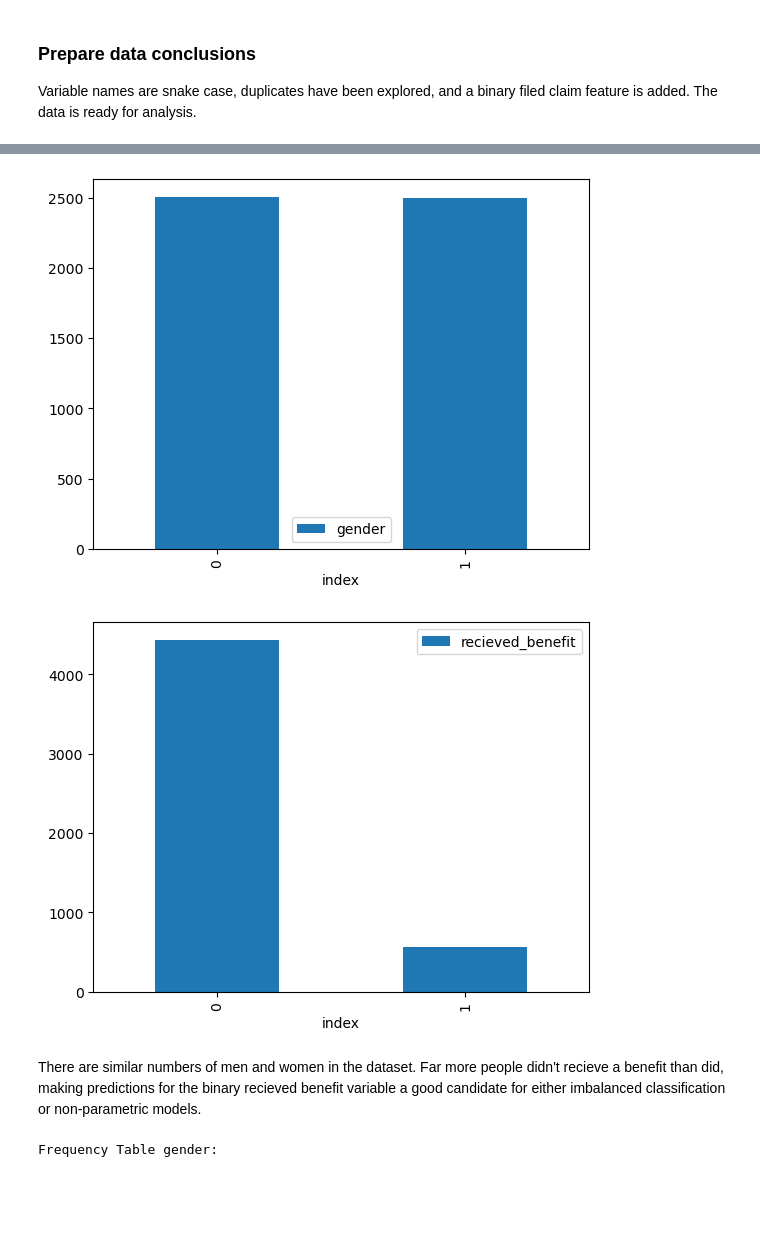
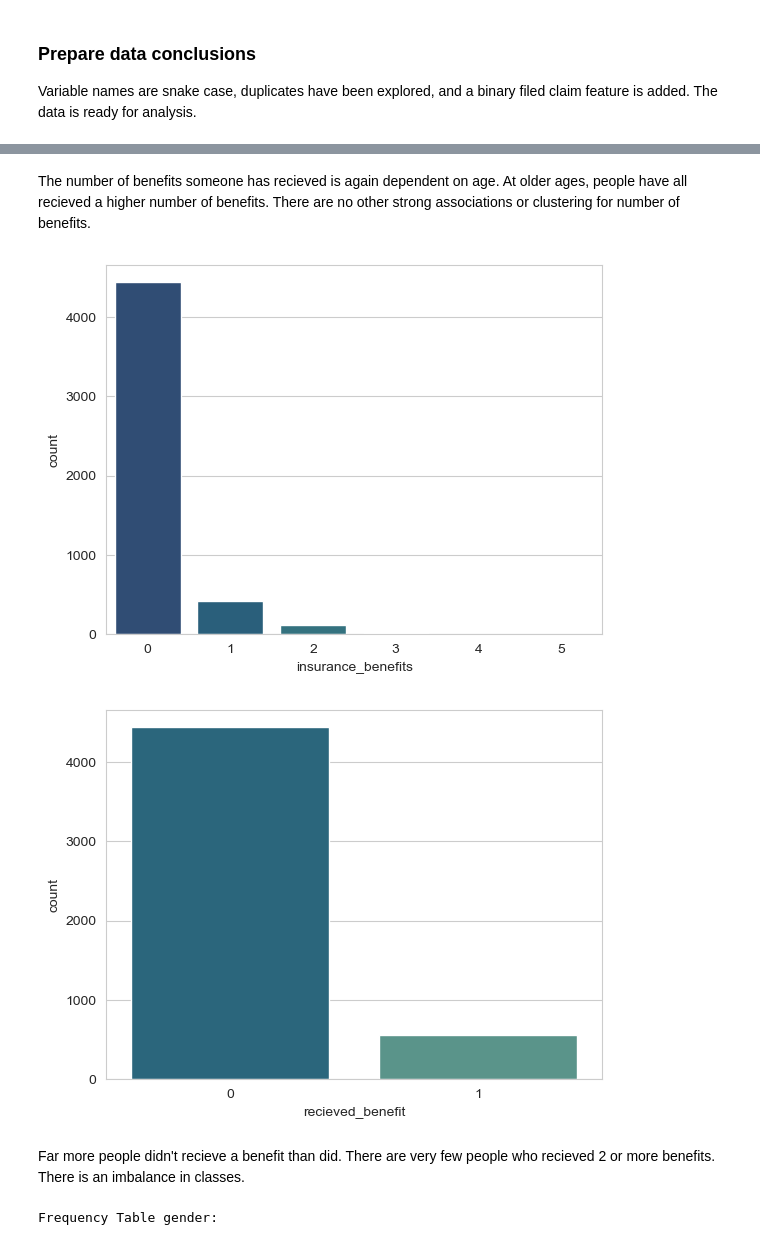
Before and after one commit to kellyshreeve/insurance, a Jupyter notebook: insurance_analysis.ipynb, the cells around one changed output, grey strips where cells are left out. Cells and saved outputs as stored; diff of their text form; code cells hidden in the pictures; blank space fills up the shorter version.

```diff
--- a/insurance_analysis.ipynb
+++ b/insurance_analysis.ipynb
@@ -169,4 +170,8 @@ Distributions of each feature are explored.
 # %%
-# Scatter matrix for age, salary, family members, and insurance benefits
-pd.plotting.scatter_matrix(insure.iloc[:, 1:5], alpha=0.5, figsize=(8, 8))
+# Pair plot for age, salary, family members, and insurance benefits
+sns.set_style('whitegrid')
+sns.pairplot(insure.iloc[:, 1:5])
+
+print('Pairs Plot:')
+plt.show()
 # %% [output]
@@ -192,0 +182,7 @@ While salary appears normally distributed, age, family members, and insurance be
+# %%
+sns.set_style('whitegrid')
+sns.pairplot(insure.iloc[:, [0, 1, 2, 3, 5]], hue='recieved_benefit', palette='mako_r')
+sns.color_palette(palette='pastel')
+
+print('Pairs Plot by Recieved Benefit:')
+plt.show()
@@ -192,0 +194,6 @@ While salary appears normally distributed, age, family members, and insurance be
+# %%
+sns.set_style('whitegrid')
+sns.pairplot(insure.iloc[:, 0:5], hue='insurance_benefits', palette='crest')
+
+print('Pairs Plot by Number of Benefits:')
+plt.show()
@@ -193,14 +203,17 @@ While salary appears normally distributed, age, family members, and insurance be
+# %% [markdown]
+The number of benefits someone has recieved is again dependent on age. At older ages, people have all recieved a higher number of benefits. There are no other strong associations or clustering for number of benefits.
 # %%
-# Bar graphs of gender and filed claim
-columns = ['gender', 'recieved_benefit']
+# Bar graphs of dependent variables
+columns = ['insurance_benefits', 'recieved_benefit']
 
 for column in columns:
-    insure[column].value_counts().reset_index().plot.bar(x='index', y=[column])
+    sns.countplot(x=insure[column], palette='crest_r')
+    plt.show()
 # %% [output]
-[figure, old version]
+[figure, new version]
-[figure, old version]
+[figure, new version]
-# %% [markdown]
-There are similar numbers of men and women in the dataset. Far more people didn't recieve a benefit than did, making predictions for the binary recieved benefit variable a good candidate for either imbalanced classification or non-parametric models.
+# %% [markdown]
+Far more people didn't recieve a benefit than did. There are very few people who recieved 2 or more benefits. There is an imbalance in classes.
 # %%
 # Frequency/Rel Freq/Cum Rel Feq table of gender, family members,
 # total insurance benefits, and filed claim
```
Also changed, not shown: parts of 14 cells of this notebook.
